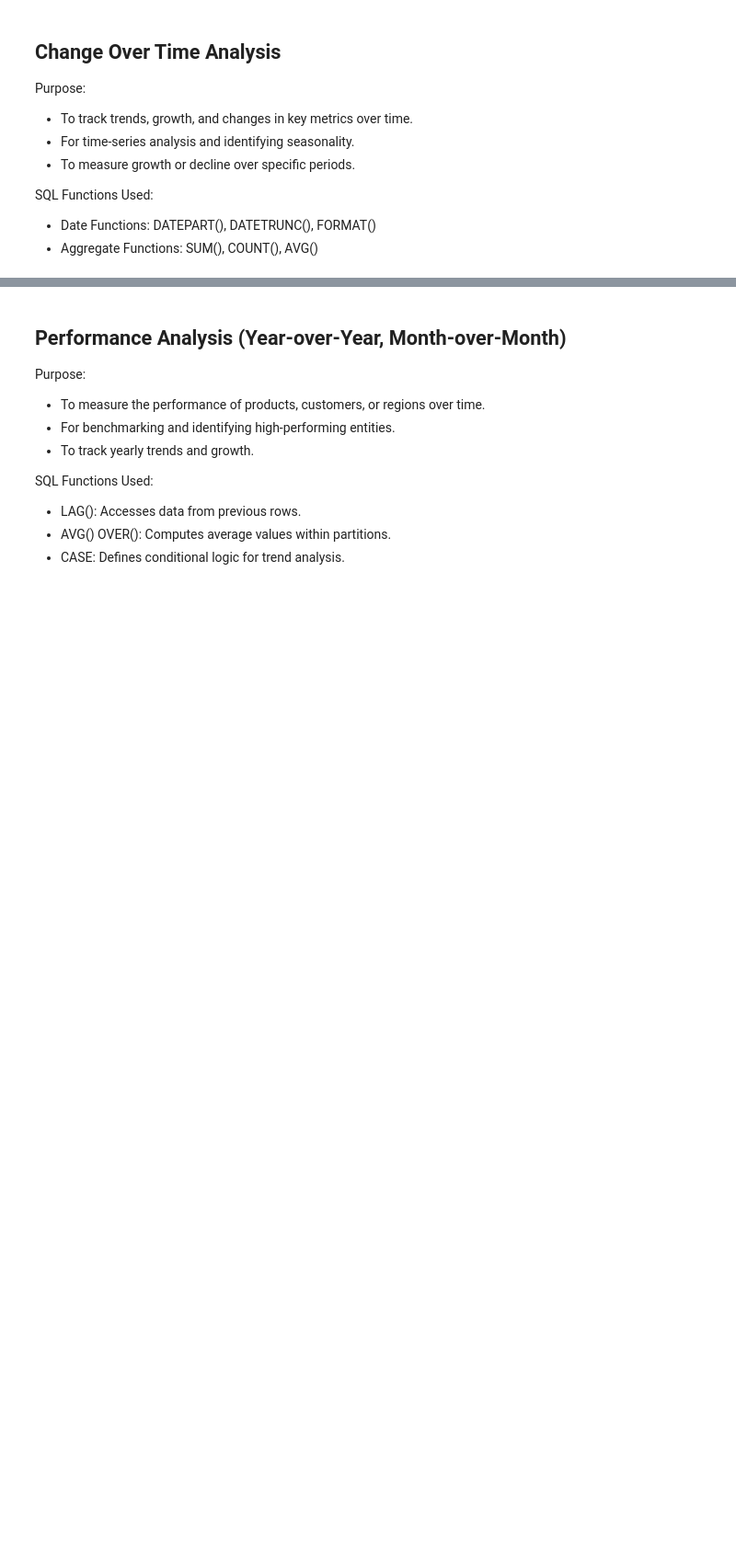
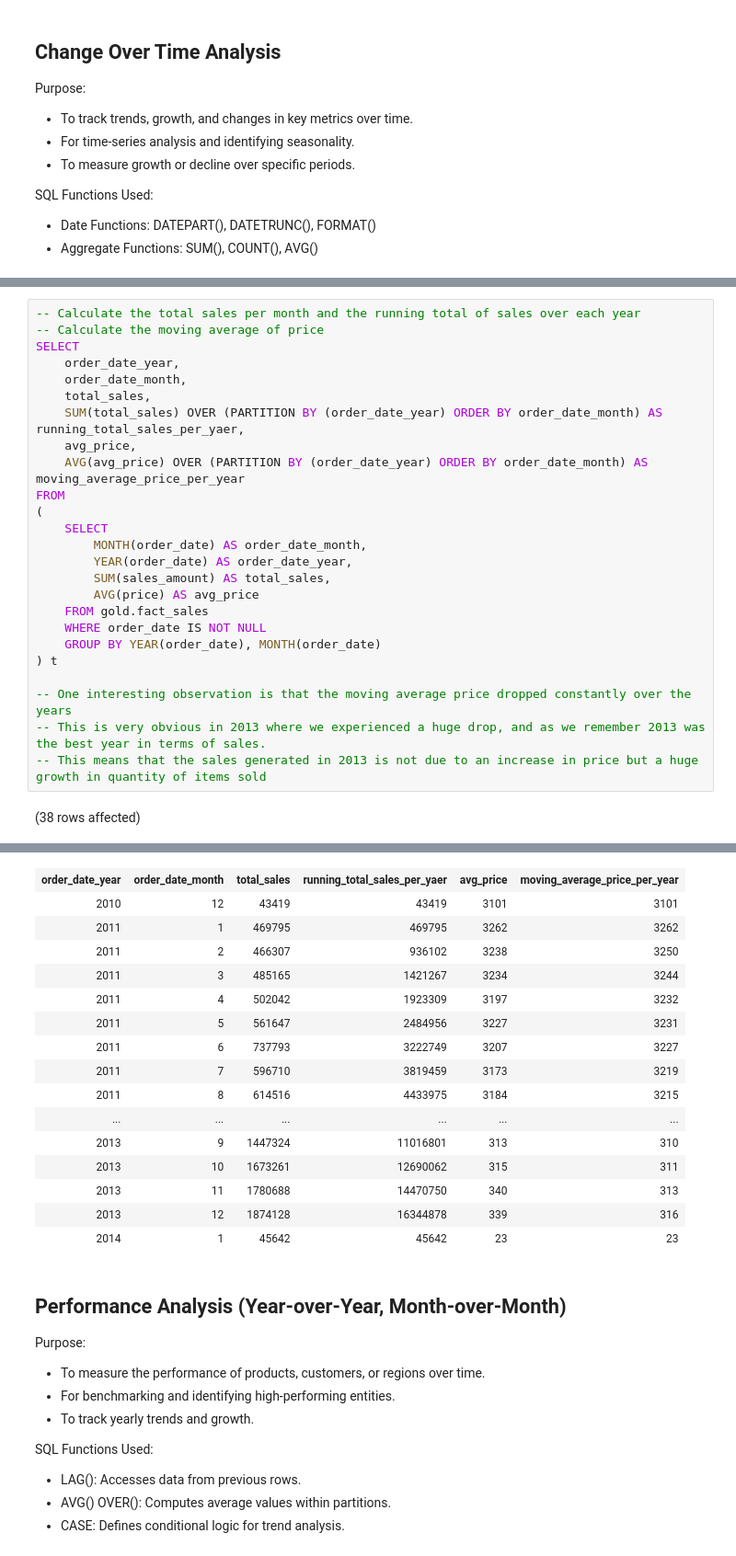
Before and after one commit to Ali-Ghafarian/sql-project-warehouse-and-analytics, a Jupyter notebook: eda_data_analysis/eda.ipynb, the cells around one changed output, grey strips where cells are left out. Shown: that part at 92% size. Drawn from its saved outputs; the diff is of its cells as text; blank space fills up the shorter version.

```diff
--- a/eda_data_analysis/eda.ipynb
+++ b/eda_data_analysis/eda.ipynb
@@ -647,0 +745,27 @@ FROM
+# %%
+-- Calculate the total sales per month and the running total of sales over each year
+-- Calculate the moving average of price
+SELECT
+    order_date_year,
+    order_date_month,
+    total_sales,
+    SUM(total_sales) OVER (PARTITION BY (order_date_year) ORDER BY order_date_month) AS running_total_sales_per_yaer,
+    avg_price,
+    AVG(avg_price) OVER (PARTITION BY (order_date_year) ORDER BY order_date_month) AS moving_average_price_per_year
+FROM
+(
+    SELECT
+        MONTH(order_date) AS order_date_month,
+        YEAR(order_date) AS order_date_year,
+        SUM(sales_amount) AS total_sales,
+        AVG(price) AS avg_price
+    FROM gold.fact_sales
+    WHERE order_date IS NOT NULL
+    GROUP BY YEAR(order_date), MONTH(order_date)
+) t
+
+-- One interesting observation is that the moving average price dropped constantly over the years
+-- This is very obvious in 2013 where we experienced a huge drop, and as we remember 2013 was the best year in terms of sales.
+-- This means that the sales generated in 2013 is not due to an increase in price but a huge growth in quantity of items sold
+# %% [output]
+(38 rows affected)
@@ -648,3 +773,19 @@ FROM
+| order_date_year | order_date_month | total_sales | running_total_sales_per_yaer | avg_price | moving_average_price_per_year |
+| 2010 | 12 | 43419 | 43419 | 3101 | 3101 |
+| 2011 | 1 | 469795 | 469795 | 3262 | 3262 |
+| 2011 | 2 | 466307 | 936102 | 3238 | 3250 |
+| 2011 | 3 | 485165 | 1421267 | 3234 | 3244 |
+| 2011 | 4 | 502042 | 1923309 | 3197 | 3232 |
+| 2011 | 5 | 561647 | 2484956 | 3227 | 3231 |
+| 2011 | 6 | 737793 | 3222749 | 3207 | 3227 |
+| 2011 | 7 | 596710 | 3819459 | 3173 | 3219 |
+| 2011 | 8 | 614516 | 4433975 | 3184 | 3215 |
+| ... | ... | ... | ... | ... | ... |
+| 2013 | 9 | 1447324 | 11016801 | 313 | 310 |
+| 2013 | 10 | 1673261 | 12690062 | 315 | 311 |
+| 2013 | 11 | 1780688 | 14470750 | 340 | 313 |
+| 2013 | 12 | 1874128 | 16344878 | 339 | 316 |
+| 2014 | 1 | 45642 | 45642 | 23 | 23 |
 # %% [markdown]
 ## Performance Analysis (Year-over-Year, Month-over-Month)
 
```
Also changed, not shown: parts of 20 cells of this notebook.
